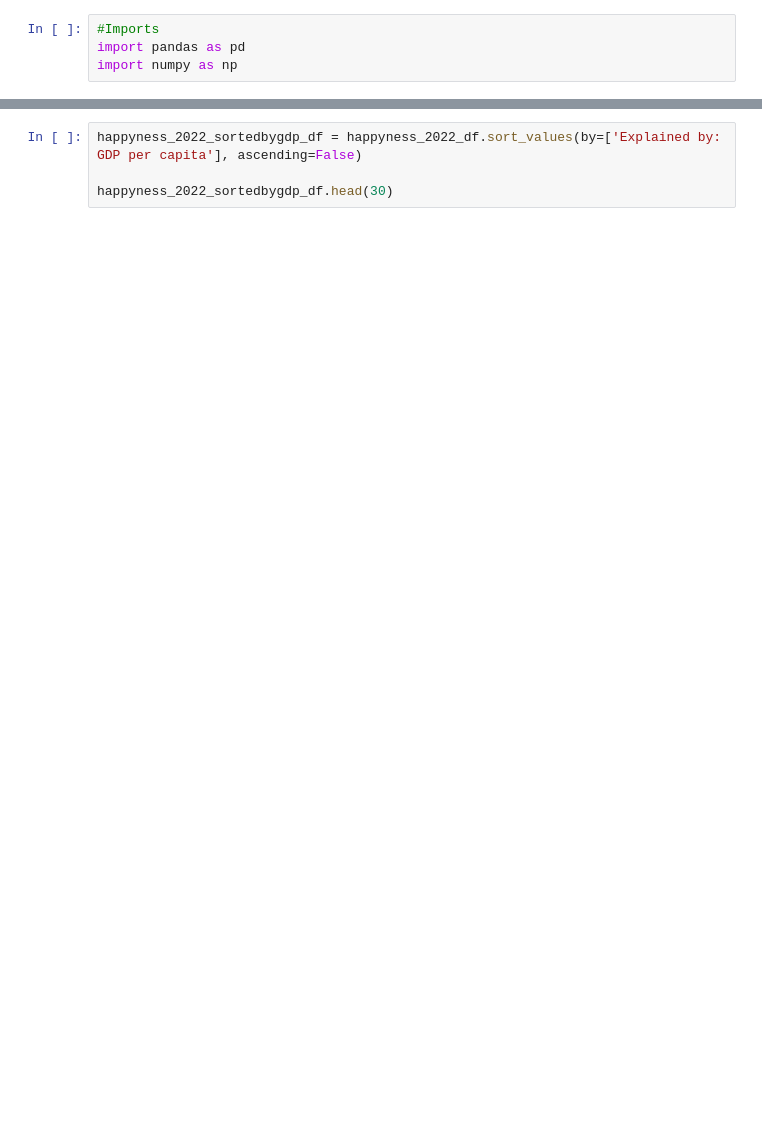
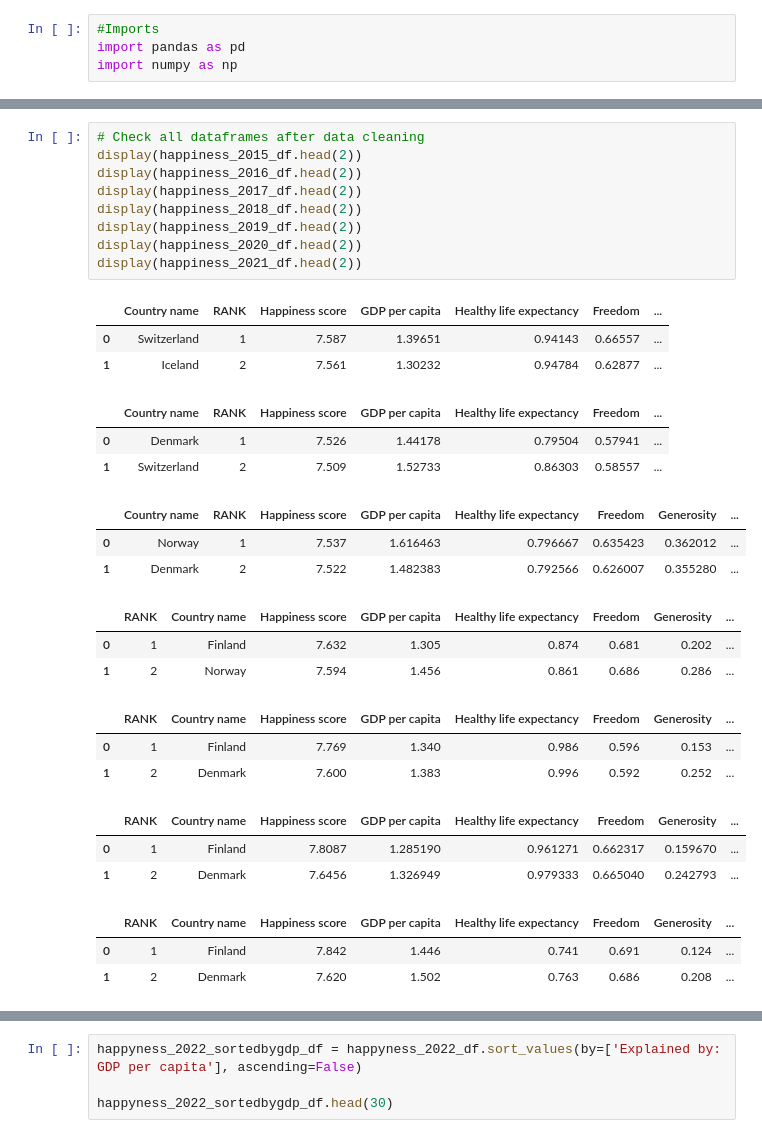
Before and after one commit to dileepadrd/project_2, a Jupyter notebook: Project2_Happyness_report.ipynb, the cells around one changed output, grey strips where cells are left out. Cells and saved outputs as stored; diff of their text form; blank space fills up the shorter version.

```diff
--- a/Project2_Happyness_report.ipynb
+++ b/Project2_Happyness_report.ipynb
@@ -31,0 +131,31 @@ Index(['RANK', 'Country', 'Happiness score', 'Whisker-high', 'Whisker-low',
+# %%
+# Check all dataframes after data cleaning
+display(happiness_2015_df.head(2))
+display(happiness_2016_df.head(2))
+display(happiness_2017_df.head(2))
+display(happiness_2018_df.head(2))
+display(happiness_2019_df.head(2))
+display(happiness_2020_df.head(2))
+display(happiness_2021_df.head(2))
+# %% [output]
+|  | Country name | RANK | Happiness score | GDP per capita | Healthy life expectancy | Freedom | ... |
+| 0 | Switzerland | 1 | 7.587 | 1.39651 | 0.94143 | 0.66557 | ... |
+| 1 | Iceland | 2 | 7.561 | 1.30232 | 0.94784 | 0.62877 | ... |
+|  | Country name | RANK | Happiness score | GDP per capita | Healthy life expectancy | Freedom | ... |
+| 0 | Denmark | 1 | 7.526 | 1.44178 | 0.79504 | 0.57941 | ... |
+| 1 | Switzerland | 2 | 7.509 | 1.52733 | 0.86303 | 0.58557 | ... |
+|  | Country name | RANK | Happiness score | GDP per capita | Healthy life expectancy | Freedom | Generosity | ... |
+| 0 | Norway | 1 | 7.537 | 1.616463 | 0.796667 | 0.635423 | 0.362012 | ... |
+| 1 | Denmark | 2 | 7.522 | 1.482383 | 0.792566 | 0.626007 | 0.355280 | ... |
+|  | RANK | Country name | Happiness score | GDP per capita | Healthy life expectancy | Freedom | Generosity | ... |
+| 0 | 1 | Finland | 7.632 | 1.305 | 0.874 | 0.681 | 0.202 | ... |
+| 1 | 2 | Norway | 7.594 | 1.456 | 0.861 | 0.686 | 0.286 | ... |
+|  | RANK | Country name | Happiness score | GDP per capita | Healthy life expectancy | Freedom | Generosity | ... |
+| 0 | 1 | Finland | 7.769 | 1.340 | 0.986 | 0.596 | 0.153 | ... |
+| 1 | 2 | Denmark | 7.600 | 1.383 | 0.996 | 0.592 | 0.252 | ... |
+|  | RANK | Country name | Happiness score | GDP per capita | Healthy life expectancy | Freedom | Generosity | ... |
+| 0 | 1 | Finland | 7.8087 | 1.285190 | 0.961271 | 0.662317 | 0.159670 | ... |
+| 1 | 2 | Denmark | 7.6456 | 1.326949 | 0.979333 | 0.665040 | 0.242793 | ... |
+|  | RANK | Country name | Happiness score | GDP per capita | Healthy life expectancy | Freedom | Generosity | ... |
+| 0 | 1 | Finland | 7.842 | 1.446 | 0.741 | 0.691 | 0.124 | ... |
+| 1 | 2 | Denmark | 7.620 | 1.502 | 0.763 | 0.686 | 0.208 | ... |
```
Also changed, not shown: parts of 11 cells of this notebook, 13 other files.
